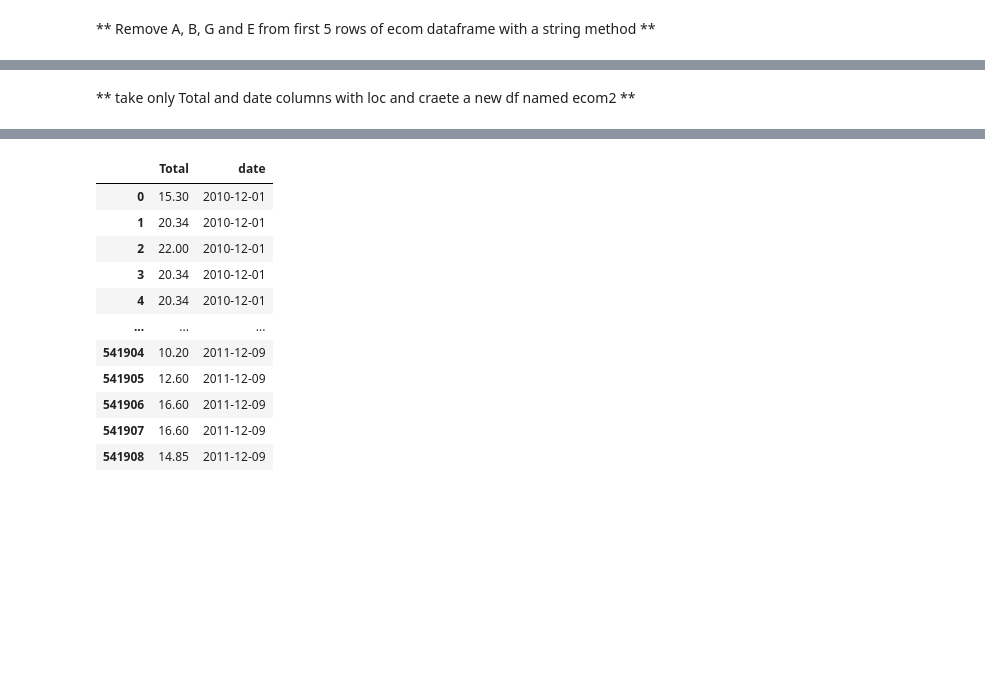
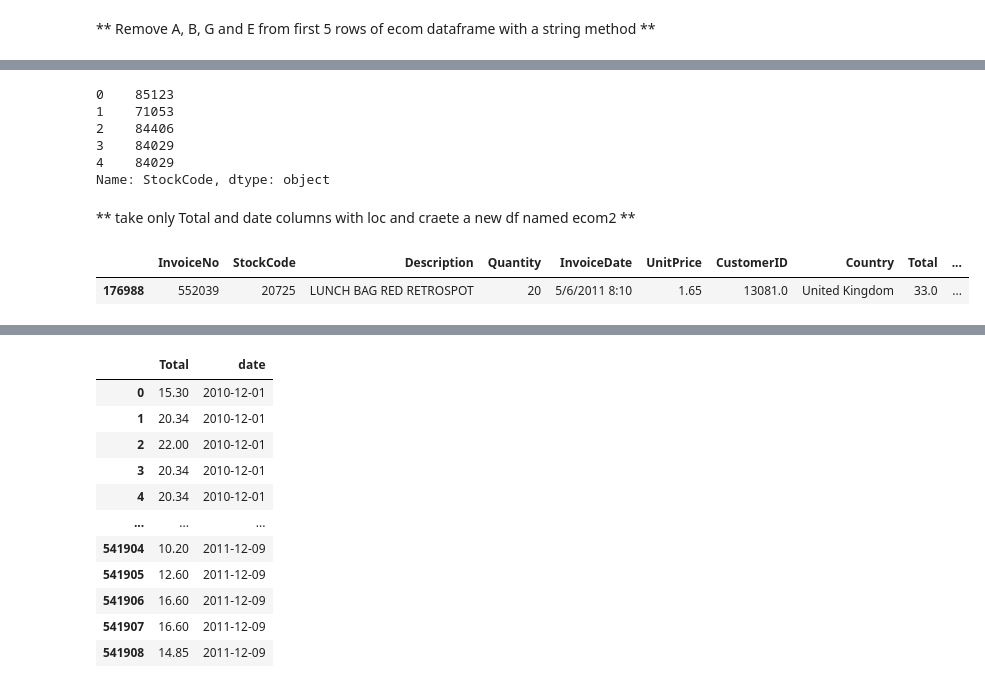
Before and after one commit to bulent-1111/Data_Science, a Jupyter notebook: Assignment/Assignment2_Student.ipynb, the cells around one changed output, grey strips where cells are left out. Cells and saved outputs as stored; diff of their text form; code cells hidden in the pictures; blank space fills up the shorter version.

```diff
--- a/Assignment/Assignment2_Student.ipynb
+++ b/Assignment/Assignment2_Student.ipynb
@@ -305,0 +357,2 @@ dtype: int64
+# %%
+ecom['InvoiceDate2'] = pd.to_datetime(ecom['InvoiceDate'])
@@ -364,2 +439,16 @@ Name: StockCode, dtype: object
+# %%
+ecom.iloc[:5,:]['StockCode'].str.rstrip('ABGE')
+# %% [output]
+0    85123
+1    71053
+2    84406
+3    84029
+4    84029
+Name: StockCode, dtype: object
 # %% [markdown]
 ** take only Total and date columns with loc and craete a new df named ecom2 **
+# %%
+ecom.sample()
+# %% [output]
+|  | InvoiceNo | StockCode | Description | Quantity | InvoiceDate | UnitPrice | CustomerID | Country | Total | ... |
+| 176988 | 552039 | 20725 | LUNCH BAG RED RETROSPOT | 20 | 5/6/2011 8:10 | 1.65 | 13081.0 | United Kingdom | 33.0 | ... |
```
Also changed, not shown: parts of 24 cells of this notebook.
